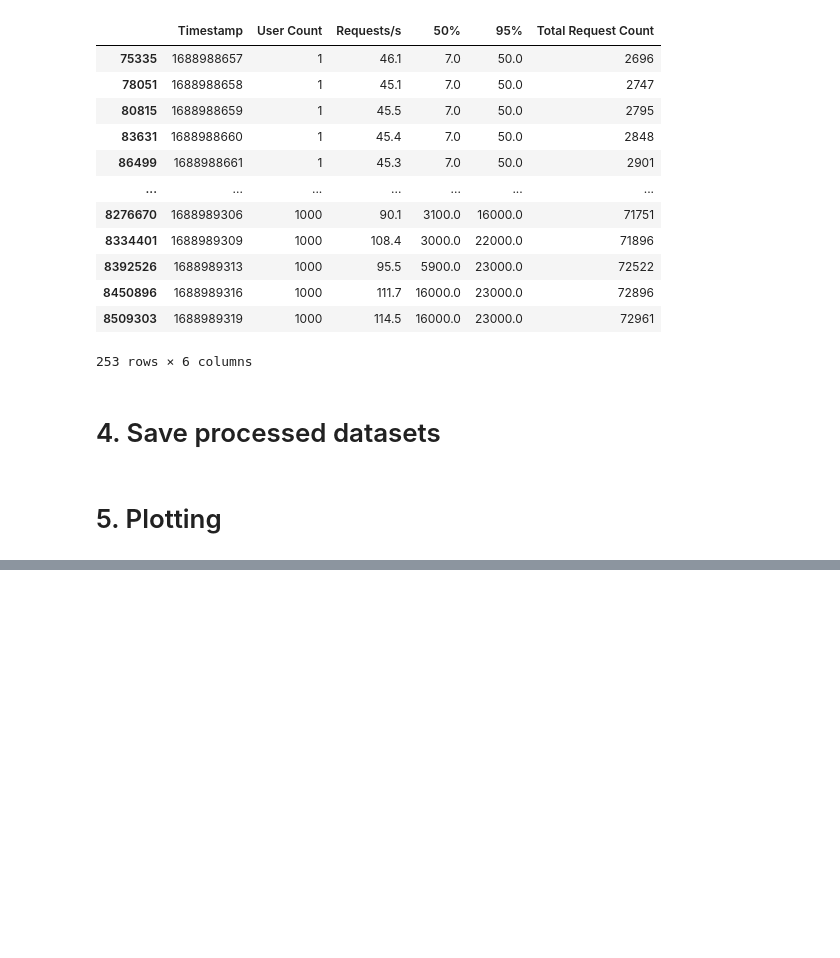
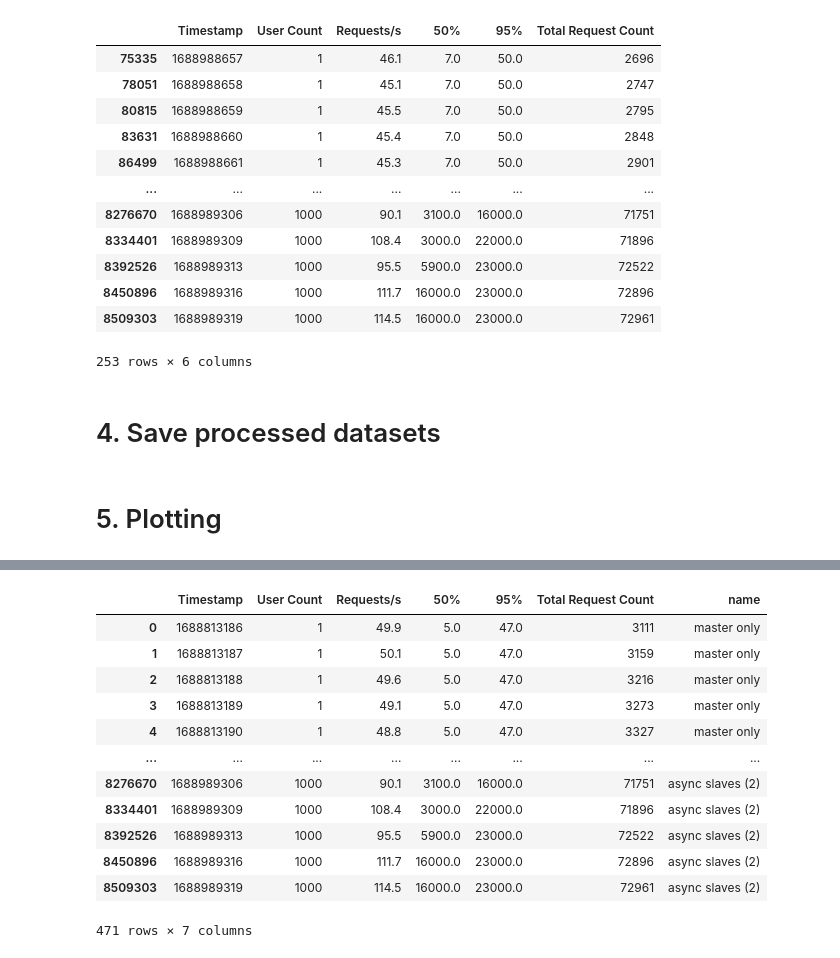
Before and after one commit to popkir/highload-social-network, a Jupyter notebook: load_testing/hw3_replication_load_testing/002_load_test_search_get_from_async_slave/003_analyze_results.ipynb, the cells around one changed output, grey strips where cells are left out. Saved outputs shown, nothing was run; the diff lists cells and outputs as text; code cells hidden in the pictures; blank space fills up the shorter version.

```diff
--- a/load_testing/hw3_replication_load_testing/002_load_test_search_get_from_async_slave/003_analyze_results.ipynb
+++ b/load_testing/hw3_replication_load_testing/002_load_test_search_get_from_async_slave/003_analyze_results.ipynb
@@ -223,0 +236,16 @@ plot2(load_test_stats_df, '95%', '95%', 'name', sharey=True, logy=True)
+# %%
+df
+# %% [output]
+|  | Timestamp | User Count | Requests/s | 50% | 95% | Total Request Count | name |
+| 0 | 1688813186 | 1 | 49.9 | 5.0 | 47.0 | 3111 | master only |
+| 1 | 1688813187 | 1 | 50.1 | 5.0 | 47.0 | 3159 | master only |
+| 2 | 1688813188 | 1 | 49.6 | 5.0 | 47.0 | 3216 | master only |
+| 3 | 1688813189 | 1 | 49.1 | 5.0 | 47.0 | 3273 | master only |
+| 4 | 1688813190 | 1 | 48.8 | 5.0 | 47.0 | 3327 | master only |
+| ... | ... | ... | ... | ... | ... | ... | ... |
+| 8276670 | 1688989306 | 1000 | 90.1 | 3100.0 | 16000.0 | 71751 | async slaves (2) |
+| 8334401 | 1688989309 | 1000 | 108.4 | 3000.0 | 22000.0 | 71896 | async slaves (2) |
+| 8392526 | 1688989313 | 1000 | 95.5 | 5900.0 | 23000.0 | 72522 | async slaves (2) |
+| 8450896 | 1688989316 | 1000 | 111.7 | 16000.0 | 23000.0 | 72896 | async slaves (2) |
+| 8509303 | 1688989319 | 1000 | 114.5 | 16000.0 | 23000.0 | 72961 | async slaves (2) |
+471 rows × 7 columns
```
Also changed, not shown: parts of 7 cells of this notebook, 29 other files.
